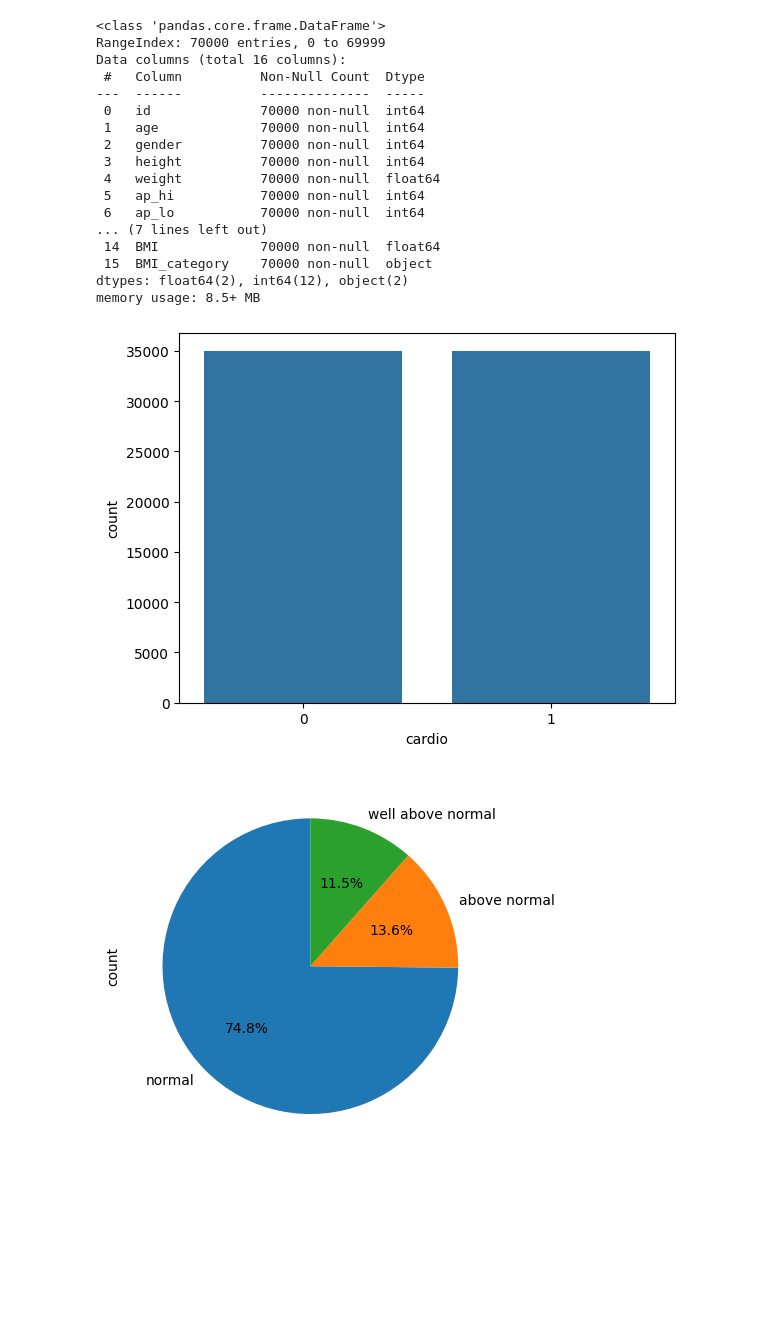
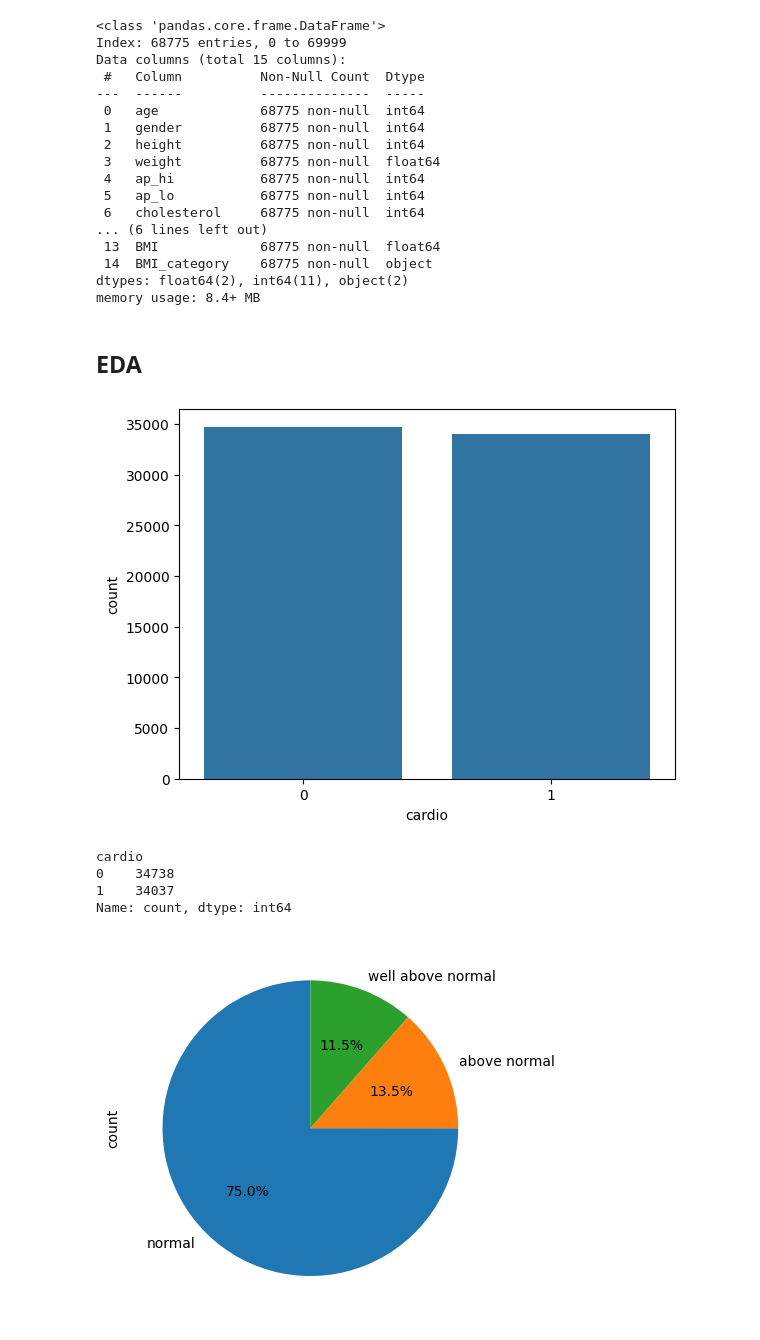
Before and after one commit to Said9633/Machine-Learning, a Jupyter notebook: labb 1/disease_analysis.ipynb, the cells around one changed output. Saved outputs shown, nothing was run; the diff lists cells and outputs as text; code cells hidden in the pictures; blank space fills up the shorter version.

```diff
--- a/labb 1/disease_analysis.ipynb
+++ b/labb 1/disease_analysis.ipynb
@@ -5,11 +5,11 @@ import matplotlib.pyplot as plt
 from disease_prediction import CardioData
 
 filepath = "cardio_train.csv"
-cardio = CardioData()
-df = cardio.load_data(filepath)
-df = cardio.clean_data()
-df = cardio.blood_pressure()
-df = cardio.calculate_bmi()
-
+cardio = CardioData(filepath)
+cardio.clean_data()
+cardio.blood_pressure()
+cardio.calculate_bmi()
+df = cardio.df
+df1 , df2 = cardio.data_set()
 df.head()
 # %% [output]
@@ -35,27 +69,34 @@ df.describe()
 df.info()
 # %% [output]
 <class 'pandas.core.frame.DataFrame'>
-RangeIndex: 70000 entries, 0 to 69999
-Data columns (total 16 columns):
+Index: 68775 entries, 0 to 69999
+Data columns (total 15 columns):
  #   Column          Non-Null Count  Dtype
 ---  ------          --------------  -----
- 0   id              70000 non-null  int64
- 1   age             70000 non-null  int64
- 2   gender          70000 non-null  int64
- 3   height          70000 non-null  int64
- 4   weight          70000 non-null  float64
- 5   ap_hi           70000 non-null  int64
- 6   ap_lo           70000 non-null  int64
-... (7 lines left out)
- 14  BMI             70000 non-null  float64
- 15  BMI_category    70000 non-null  object
-dtypes: float64(2), int64(12), object(2)
-memory usage: 8.5+ MB
+ 0   age             68775 non-null  int64
+ 1   gender          68775 non-null  int64
+ 2   height          68775 non-null  int64
+ 3   weight          68775 non-null  float64
+ 4   ap_hi           68775 non-null  int64
+ 5   ap_lo           68775 non-null  int64
+ 6   cholesterol     68775 non-null  int64
+... (6 lines left out)
+ 13  BMI             68775 non-null  float64
+ 14  BMI_category    68775 non-null  object
+dtypes: float64(2), int64(11), object(2)
+memory usage: 8.4+ MB
+# %% [markdown]
+## EDA
 # %%
 sns.countplot(data=df, x= 'cardio')
 plt.show()
+df['cardio'].value_counts()
 # %% [output]
-[figure, old version]
+[figure, new version]
+cardio
+0    34738
+1    34037
+Name: count, dtype: int64
 # %%
 df['cholesterol'].value_counts().plot.pie(autopct='%1.1f%%', startangle=90,labels=["normal", "above normal", "well above normal"])
 plt.show()
```
Also changed, not shown: parts of 23 cells of this notebook, 1 other file.
